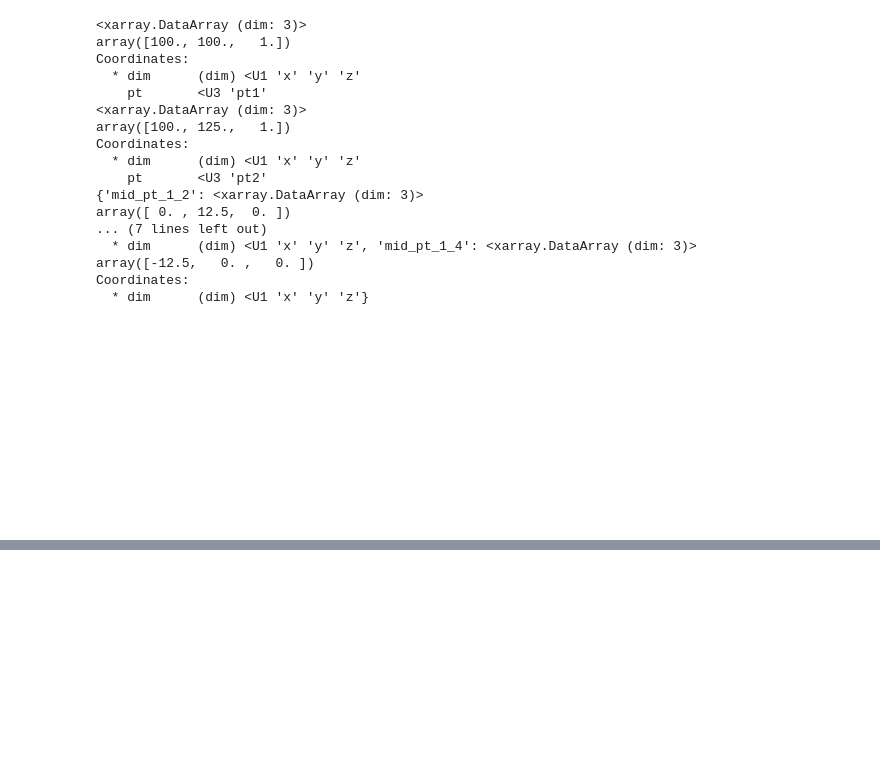
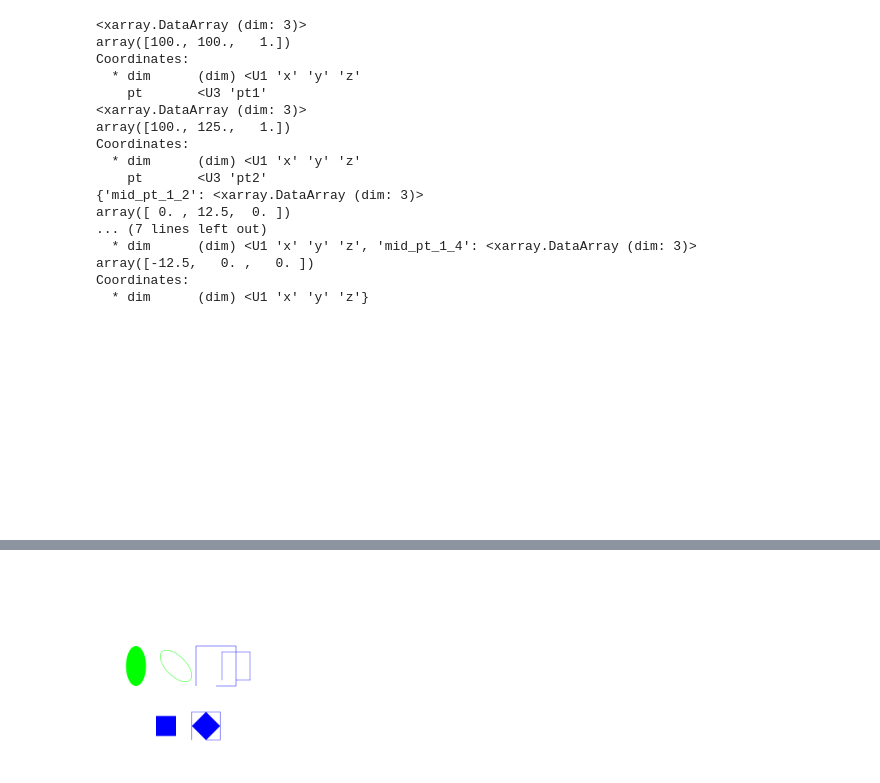
Before and after one commit to jon21o/Drawing, a Jupyter notebook: test_shapes1.ipynb, the cells around one changed output, grey strips where cells are left out. Cells and saved outputs as stored; diff of their text form; code cells hidden in the pictures; blank space fills up the shorter version.

```diff
--- a/test_shapes1.ipynb
+++ b/test_shapes1.ipynb
@@ -233,0 +258,55 @@ Coordinates:
+# %%
+@disp
+def draw(context, width, height):
+    rect1 = Shapes.My_Rectangle(
+        ref_pt="mid_left", ref_pt_x=300, ref_pt_y=200, width=100, height=100
+    )
+    circ1 = Shapes.My_Circle(
+        ref_pt="left", ref_pt_x=500, ref_pt_y=500, radius=100
+    )
+    ellipse1 = Shapes.My_Ellipse(
+        ref_pt="center", ref_pt_x=200, ref_pt_y=500, x_radius=50, y_radius=100
+    )
+
+    rect1.draw_fill(context, 0, 0, 1)
+    rect1.translate(200, 0)
+    rect1.rotate(45)
+    rect1.draw_fill(context, 0, 0, 1)
+    context.move_to(rect1.bbox_bot_left.loc[dict(dim="x")], rect1.bbox_bot_left.loc[dict(dim="y")])
+    context.line_to(rect1.bbox_mid_left.loc[dict(dim="x")], rect1.bbox_mid_left.loc[dict(dim="y")])
+    context.line_to(rect1.bbox_top_left.loc[dict(dim="x")], rect1.bbox_top_left.loc[dict(dim="y")])
+    context.line_to(rect1.bbox_mid_top.loc[dict(dim="x")], rect1.bbox_mid_top.loc[dict(dim="y")])
+    context.line_to(rect1.bbox_top_right.loc[dict(dim="x")], rect1.bbox_top_right.loc[dict(dim="y")])
+    context.line_to(rect1.bbox_mid_right.loc[dict(dim="x")], rect1.bbox_mid_right.loc[dict(dim="y")])
+    context.line_to(rect1.bbox_bot_right.loc[dict(dim="x")], rect1.bbox_bot_right.loc[dict(dim="y")])
+    context.line_to(rect1.bbox_mid_bot.loc[dict(dim="x")], rect1.bbox_mid_bot.loc[dict(dim="y")])
+    context.stroke()
+
+    context.move_to(circ1.bbox_bot_left.loc[dict(dim="x")], circ1.bbox_bot_left.loc[dict(dim="y")])
+    context.line_to(circ1.bbox_mid_left.loc[dict(dim="x")], circ1.bbox_mid_left.loc[dict(dim="y")])
+    context.line_to(circ1.bbox_top_left.loc[dict(dim="x")], circ1.bbox_top_left.loc[dict(dim="y")])
+    context.line_to(circ1.bbox_mid_top.loc[dict(dim="x")], circ1.bbox_mid_top.loc[dict(dim="y")])
+    context.line_to(circ1.bbox_top_right.loc[dict(dim="x")], circ1.bbox_top_right.loc[dict(dim="y")])
+    context.line_to(circ1.bbox_mid_right.loc[dict(dim="x")], circ1.bbox_mid_right.loc[dict(dim="y")])
+    context.line_to(circ1.bbox_bot_right.loc[dict(dim="x")], circ1.bbox_bot_right.loc[dict(dim="y")])
+    context.line_to(circ1.bbox_mid_bot.loc[dict(dim="x")], circ1.bbox_mid_bot.loc[dict(dim="y")])
+    # circ1.draw_fill(context, 1, 0, 0)
+    circ1.translate(100, 0)
+    circ1.rotate(45)
+    # circ1.draw_fill(context, 0, 1, 1)
+    context.move_to(circ1.bbox_bot_left.loc[dict(dim="x")], circ1.bbox_bot_left.loc[dict(dim="y")])
+    context.line_to(circ1.bbox_mid_left.loc[dict(dim="x")], circ1.bbox_mid_left.loc[dict(dim="y")])
+    context.line_to(circ1.bbox_top_left.loc[dict(dim="x")], circ1.bbox_top_left.loc[dict(dim="y")])
+    context.line_to(circ1.bbox_mid_top.loc[dict(dim="x")], circ1.bbox_mid_top.loc[dict(dim="y")])
+    context.line_to(circ1.bbox_top_right.loc[dict(dim="x")], circ1.bbox_top_right.loc[dict(dim="y")])
+    context.line_to(circ1.bbox_mid_right.loc[dict(dim="x")], circ1.bbox_mid_right.loc[dict(dim="y")])
+    context.line_to(circ1.bbox_bot_right.loc[dict(dim="x")], circ1.bbox_bot_right.loc[dict(dim="y")])
+    context.line_to(circ1.bbox_mid_bot.loc[dict(dim="x")], circ1.bbox_mid_bot.loc[dict(dim="y")])
+    context.stroke()
+
+    ellipse1.draw_fill(context, 0, 1, 0)
+    ellipse1.translate(200, 0)
+    ellipse1.rotate(45)
+    ellipse1.draw_stroke(context, 0, 1, 0)
+# %% [output]
+[figure, added]
```
Also changed, not shown: parts of 2 cells of this notebook, 1 other file.
